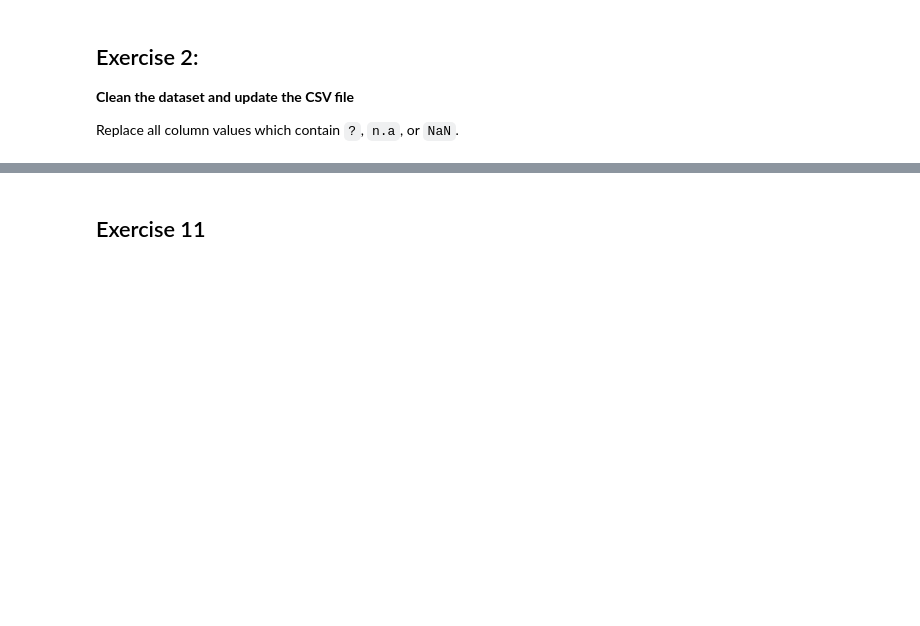
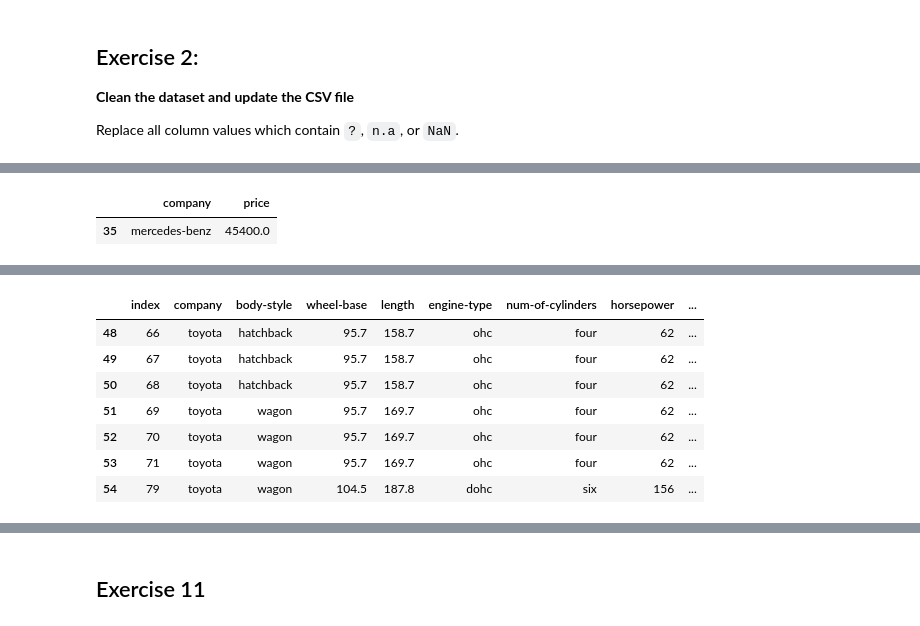
Before and after one commit to sprixie/M111-Advanced-Python-and-Database-Management, a Jupyter notebook: day01/exercises/04_Pandas.ipynb, the cells around one changed output, grey strips where cells are left out. Saved outputs shown, nothing was run; the diff lists cells and outputs as text; code cells hidden in the pictures; blank space fills up the shorter version.

```diff
--- a/day01/exercises/04_Pandas.ipynb
+++ b/day01/exercises/04_Pandas.ipynb
@@ -28,11 +65,31 @@ Print most expensive car’s company name and price.
 - Desired Output:
 
 ![pandas_printing_most_costly_car_name.webp](attachment:pandas_printing_most_costly_car_name.webp)
+# %%
+import pandas as pd
+df2 = df [['company','price']][df.price==df['price'].max()]
+df2
+# %% [output]
+|  | company | price |
+| 35 | mercedes-benz | 45400.0 |
 # %% [markdown]
 ## Exercise 4:
 **Print All Toyota Cars details**
 - Desired Output:
 ![pandas_printing_all_toyota_car_data.webp](attachment:pandas_printing_all_toyota_car_data.webp)
+# %%
+car_man = df.groupby('company')
+toyotadf = car_man.get_group('toyota')
+toyotadf
+# %% [output]
+|  | index | company | body-style | wheel-base | length | engine-type | num-of-cylinders | horsepower | ... |
+| 48 | 66 | toyota | hatchback | 95.7 | 158.7 | ohc | four | 62 | ... |
+| 49 | 67 | toyota | hatchback | 95.7 | 158.7 | ohc | four | 62 | ... |
+| 50 | 68 | toyota | hatchback | 95.7 | 158.7 | ohc | four | 62 | ... |
+| 51 | 69 | toyota | wagon | 95.7 | 169.7 | ohc | four | 62 | ... |
+| 52 | 70 | toyota | wagon | 95.7 | 169.7 | ohc | four | 62 | ... |
+| 53 | 71 | toyota | wagon | 95.7 | 169.7 | ohc | four | 62 | ... |
+| 54 | 79 | toyota | wagon | 104.5 | 187.8 | dohc | six | 156 | ... |
 # %% [markdown]
 ## Exercise 5:
 Count total cars per company
```
Also changed, not shown: parts of 15 cells of this notebook, 2 other files.
